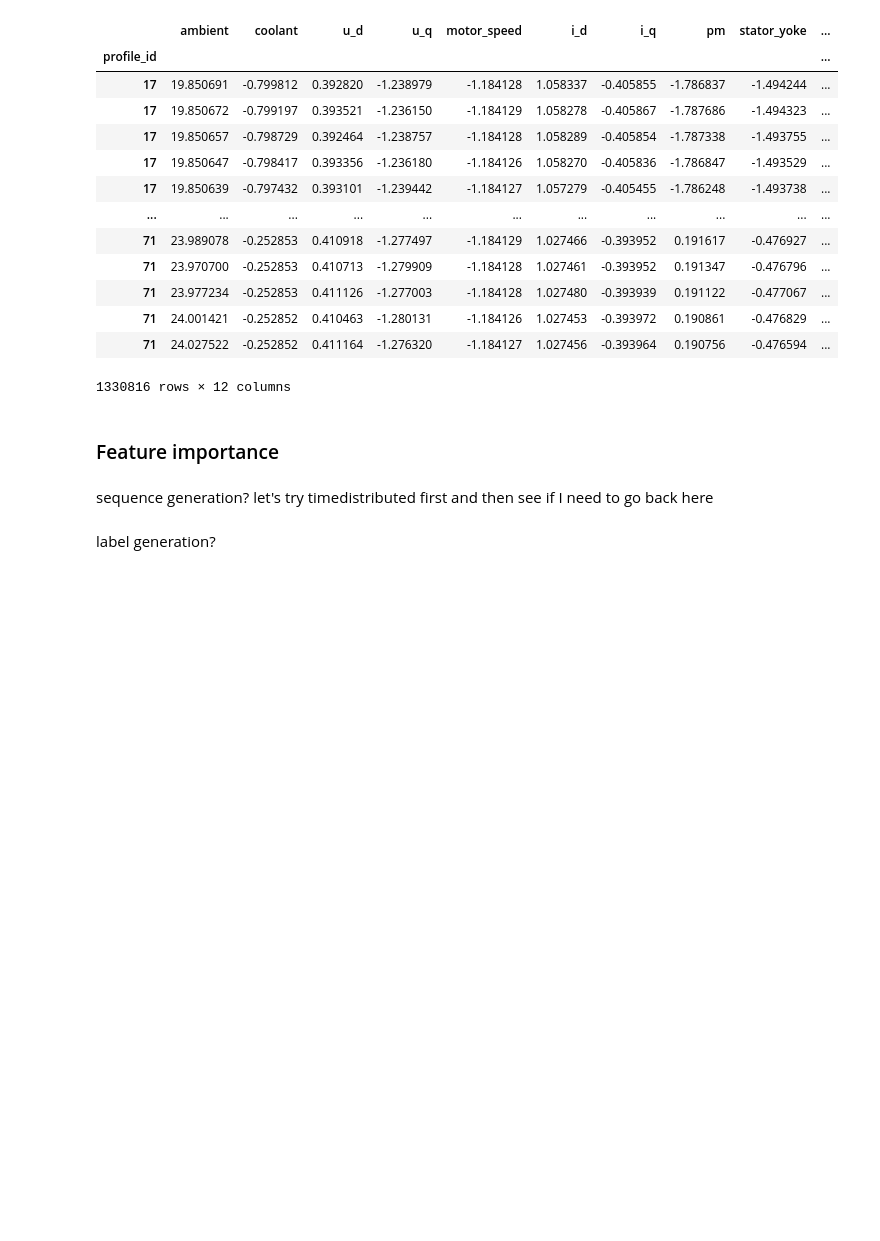
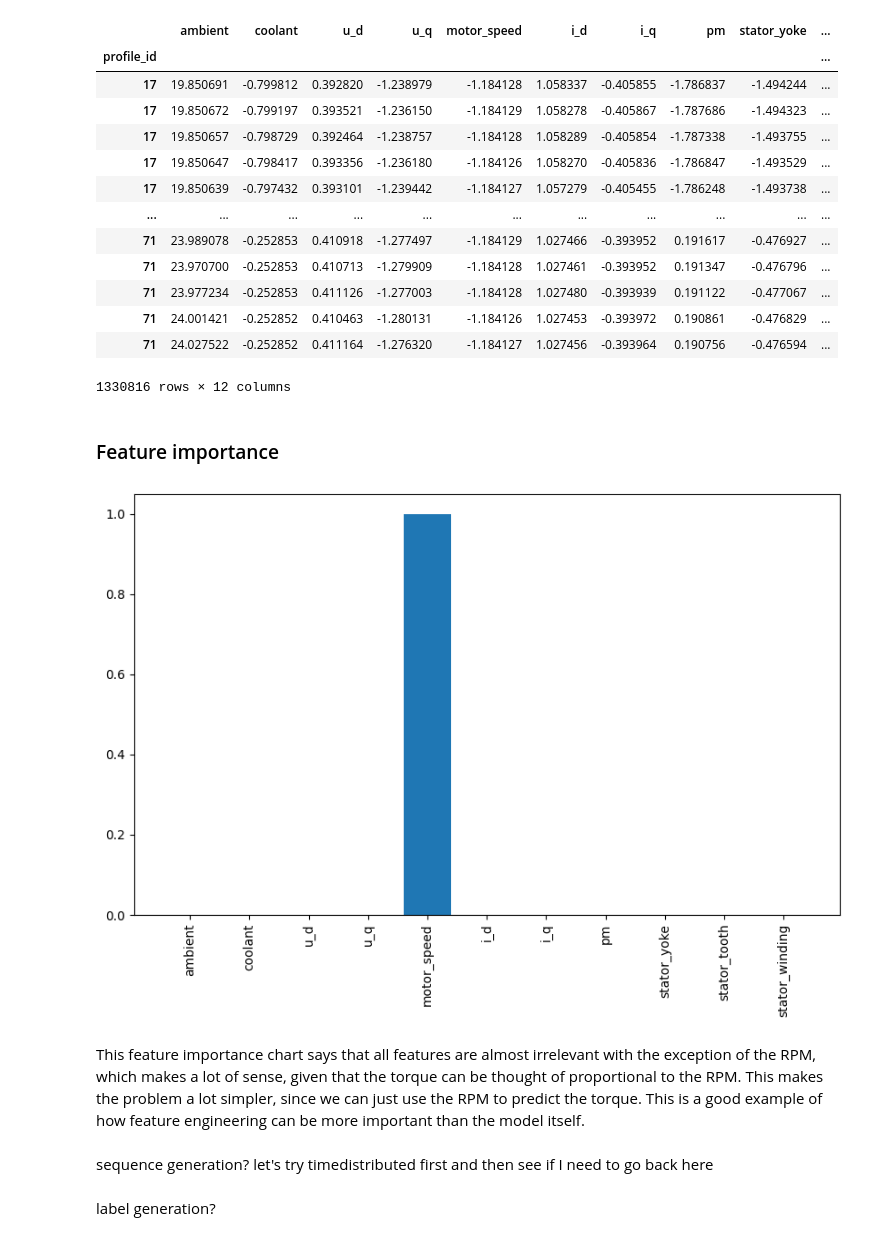
Before and after one commit to pedrofuentes79/CarDataAnalysis, a Jupyter notebook: ElectricMotor/ElectricMotorDataPreProcess.ipynb, the cells around one changed output. Saved outputs shown, nothing was run; the diff lists cells and outputs as text; code cells hidden in the pictures; blank space fills up the shorter version.

Commit message:
first model implementation => great resultsgit add ElectricMotor/! :fire:

```diff
--- a/ElectricMotor/ElectricMotorDataPreProcess.ipynb
+++ b/ElectricMotor/ElectricMotorDataPreProcess.ipynb
@@ -1,7 +1,7 @@
 # %%
 import pandas as pd
 # %%
-df = pd.read_csv("/home/pedranji/Projects/CarPerformance/data/ElectricMotorMeasures/measures_v2.csv")
+df = pd.read_csv("/home/pedranji/Projects/carPerformance/data/ElectricMotorMeasures/measures_v2.csv")
 # %% [markdown]
 
 ### Dataset description
@@ -74,6 +74,18 @@ df_scaled
 # %%
 from sklearn.ensemble import RandomForestRegressor
 
-rf = RandomForestRegressor(n_estimators=100, random_state=42)
-rf.fit(df_scaled.drop(columns=["torque"]), df_scaled["torque"])
-rf.feature_importances_
+df_sample = df_scaled.sample(frac=0.01, random_state=42)
+
+rf = RandomForestRegressor(n_estimators=50, random_state=42)
+rf.fit(df_sample.drop(columns=["torque"]), df_sample["torque"])
+
+#plot the feature importance
+import matplotlib.pyplot as plt
+plt.figure(figsize=(10, 6))
+plt.bar(df_sample.drop(columns=["torque"]).columns, rf.feature_importances_)
+plt.xticks(rotation=90)
+plt.show()
+# %% [output]
+[figure, added]
+# %% [markdown]
+This feature importance chart says that all features are almost irrelevant with the exception of the RPM, which makes a lot of sense, given that the torque can be thought of proportional to the RPM. This makes the problem a lot simpler, since we can just use the RPM to predict the torque. This is a good example of how feature engineering can be more important than the model itself.
```
Also changed, not shown: parts of 10 cells of this notebook.
